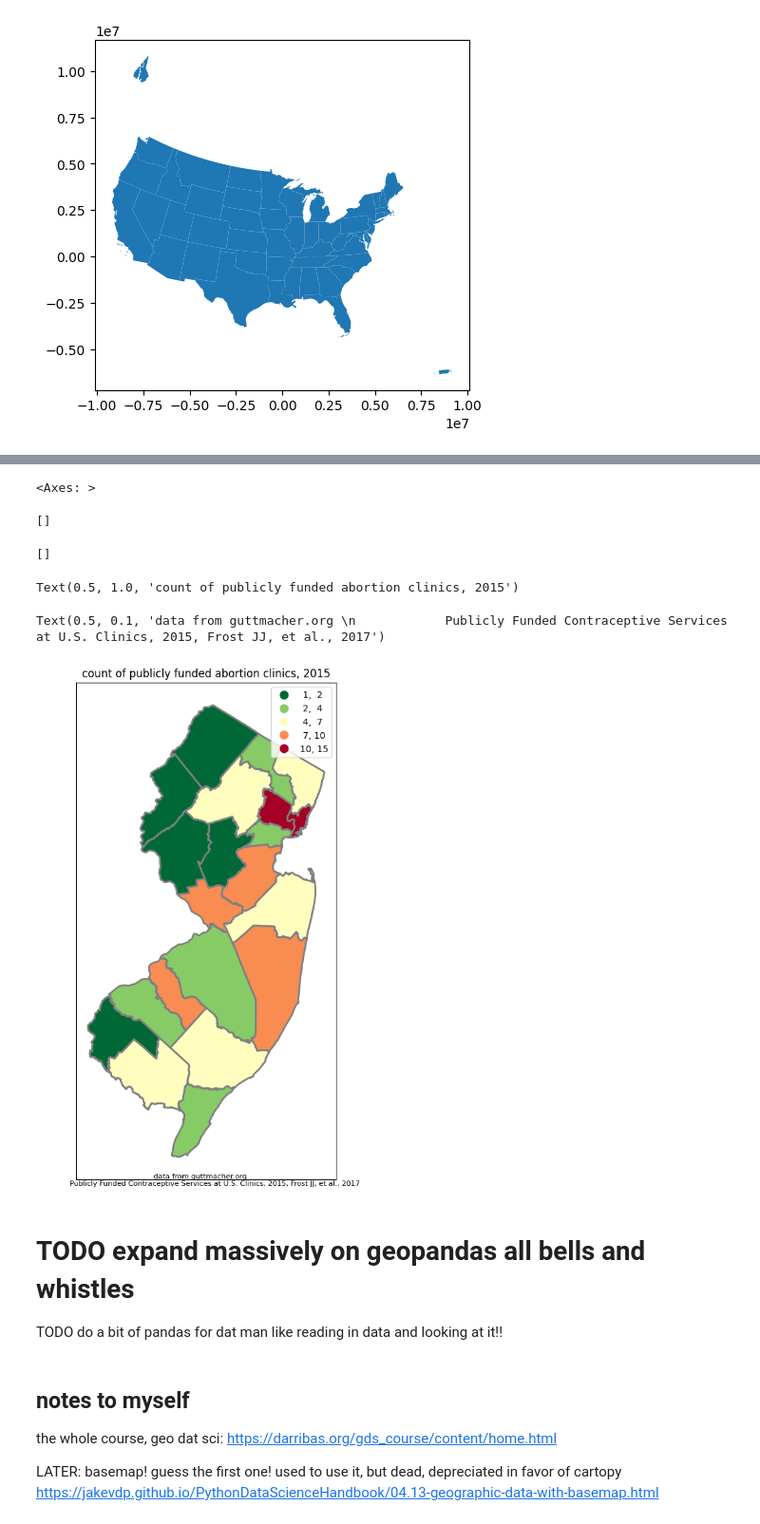
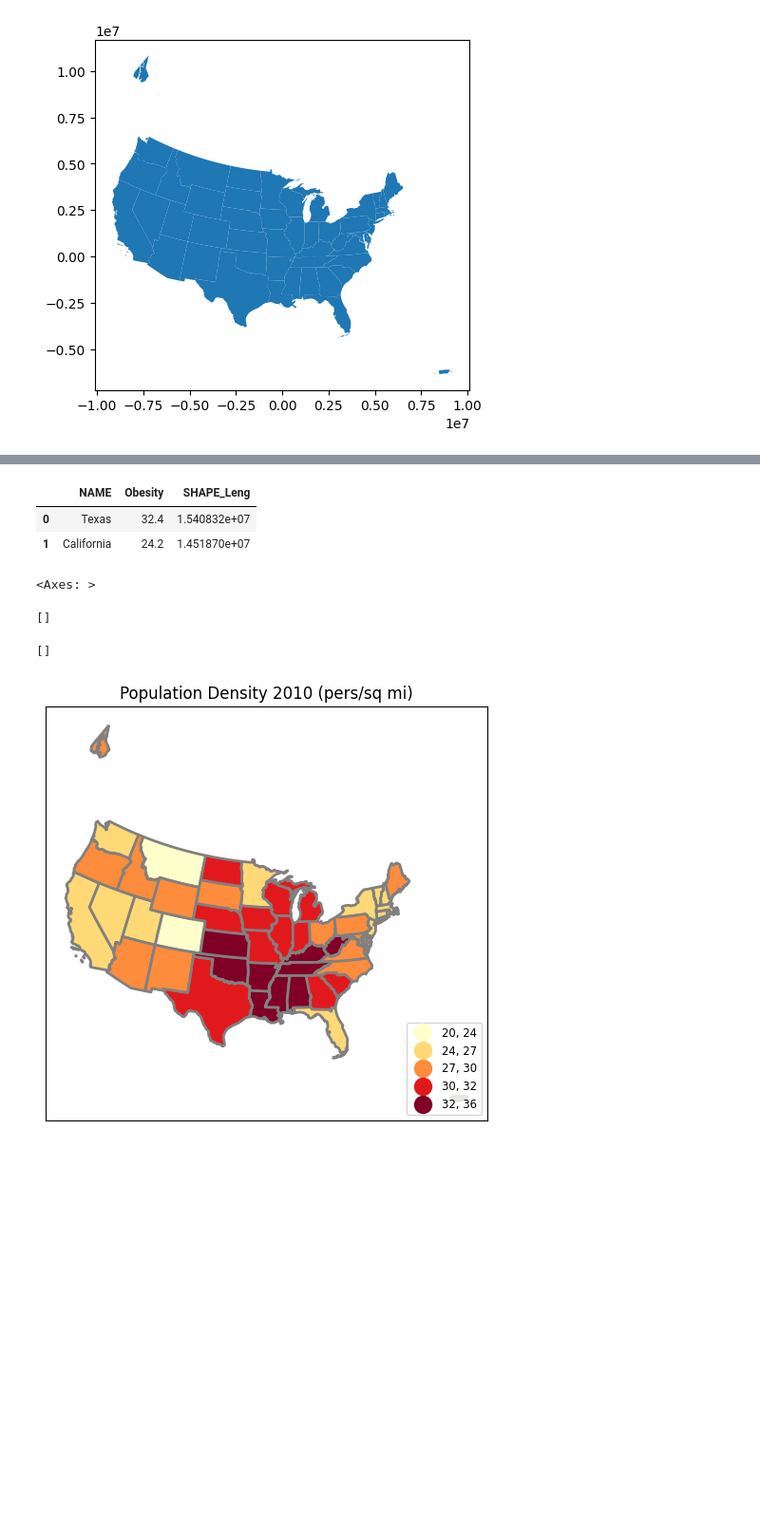
Before and after one commit to kpatwa153/gis, a Jupyter notebook: map.ipynb, the cells around one changed output, grey strips where cells are left out. Shown: that part at 95% size. Saved outputs shown, nothing was run; the diff lists cells and outputs as text; code cells hidden in the pictures; blank space fills up the shorter version.

```diff
--- a/map.ipynb
+++ b/map.ipynb
@@ -38,10 +52,0 @@ njC.plot()
-# %%
-# say want to map housing values across nj counties; first need to get the map with counties
-# (then we will get regular data with housing values and merge with counties data and color code the polygons)
-# maps have their own files, a popular one is 'shapefile', so if you want to map nj counties
-# first step is to get the geo data so google 'geography you're looking for + 'shapefile'', eg 'nj counties shapefile'
-# i found one and put on my website
-# have it zipped--one shapefile consists of several files--keep them in one zipped folder and dont change their names
-! wget -q -O nj-counties.zip https://docs.google.com/uc?id=1xJDhcRCkgv7k4tNCa72Oog5bohV6dTB2&export=download
-zip_ref = zipfile.ZipFile('nj-counties.zip', 'r'); zip_ref.extractall(); zip_ref.close() #just unzipping
-njC=gpd.read_file('nj_counties.shp') #load the shapefile with gpd as njC
@@ -211,3 +62,0 @@ Warning: Total number of columns (22) exceeds max_columns (20). Falling back to
-# %%
-njC['U.S. County']=njC['COUNTY_LAB'].str.replace(' County','') #get rid of ' County' [note space in front of county]
-njC.head(5)
@@ -311,33 +63,26 @@ njCAb[['U.S. County','Total publicly funded clinics, 2015 [1]','publicly funded
-# %%
-fig, ax = plt.subplots(figsize=(6,10))
-
-njCAb.plot(ax=ax,figsize=(10,12),column='publicly funded clinics, 2015',legend=True,cmap='RdYlGn_r',
-          scheme='natural_breaks',k=5, edgecolor='grey',linewidth=2,legend_kwds= {"fmt": "{:,.0f}"})
-ax.set_xticks([]) #kills xticks
-ax.set_yticks([]) #kills xticks
-ax.set_title('count of publicly funded abortion clinics, 2015')
-#ax.annotate('Note added to chart with minimum parameters', xy = (200000, 1000))
-plt.figtext(0.5, 0.1,
-            '''data from guttmacher.org
-            Publicly Funded Contraceptive Services at U.S. Clinics, 2015, Frost JJ, et al., 2017''',
-            ha="center", fontsize=8, #bbox={"facecolor":"white", "alpha":0.5, "pad":5}
-            )
-# %% [output]
-<Axes: >
-[]
-[]
-Text(0.5, 1.0, 'count of publicly funded abortion clinics, 2015')
-Text(0.5, 0.1, 'data from guttmacher.org \n            Publicly Funded Contraceptive Services at U.S. Clinics, 2015, Frost JJ, et al., 2017')
-[figure, removed]
-# %% [markdown]
-# TODO expand massively on geopandas all bells and whistles
-TODO do a bit of pandas for dat man like reading in data and looking at it!!
-# %% [markdown]
-## notes to myself
-
-the whole course, geo dat sci:
-https://darribas.org/gds_course/content/home.html
-
-LATER:
- basemap! guess the first one! used to use it, but dead, depreciated in favor of cartopy
-https://jakevdp.github.io/PythonDataScienceHandbook/04.13-geographic-data-with-basemap.html
+# %%
+df = njC[['NAME','Obesity','SHAPE_Leng']]
+df.head(2)
+# %% [output]
+|  | NAME | Obesity | SHAPE_Leng |
+| 0 | Texas | 32.4 | 1.540832e+07 |
+| 1 | California | 24.2 | 1.451870e+07 |
+# %%
+#your first thematic map! :) lets unpack options real quick esp fmt for dec pts; more later under 'bells and whistles'
+fig, ax = plt.subplots(1, figsize=(6,10))
+njC.plot(ax=ax,column='Obesity',legend=True,cmap='YlOrRd',scheme='natural_breaks',k=5,
+         edgecolor='grey',linewidth=2,legend_kwds= {"fmt": "{:,.0f}",
+        'loc':'lower right','title_fontsize':'medium','fontsize':'small','markerscale':1.4}) #
+#leg1 = ax.get_legend()
+#leg1.set_title('''Population Density
+#2010 (pers/sq mi)''')
+ax.title.set_text("Population Density 2010 (pers/sq mi)")
+ax.set_xticks([]) #kills xticks
+ax.set_yticks([]) #kills xticks
+#plt.savefig('fig.pdf',bbox_inches='tight') #,pad_inches=0.1, dpi=200, transparent=True #eps, jpeg, jpg, pdf, pgf, png, ps, raw, rgba, svg, svgz, tif, tiff
+#files.download('fig.pdf') #note can also right click fig and save image as
+# %% [output]
+<Axes: >
+[]
+[]
+[figure, added]
```
Also changed, not shown: parts of 23 cells of this notebook.
